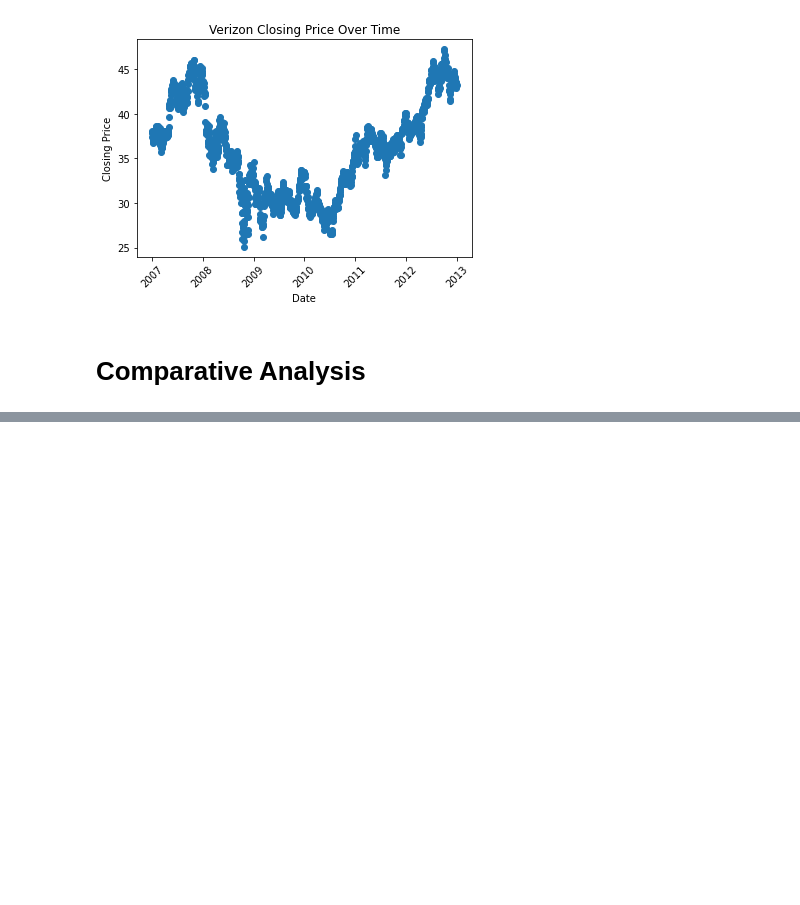
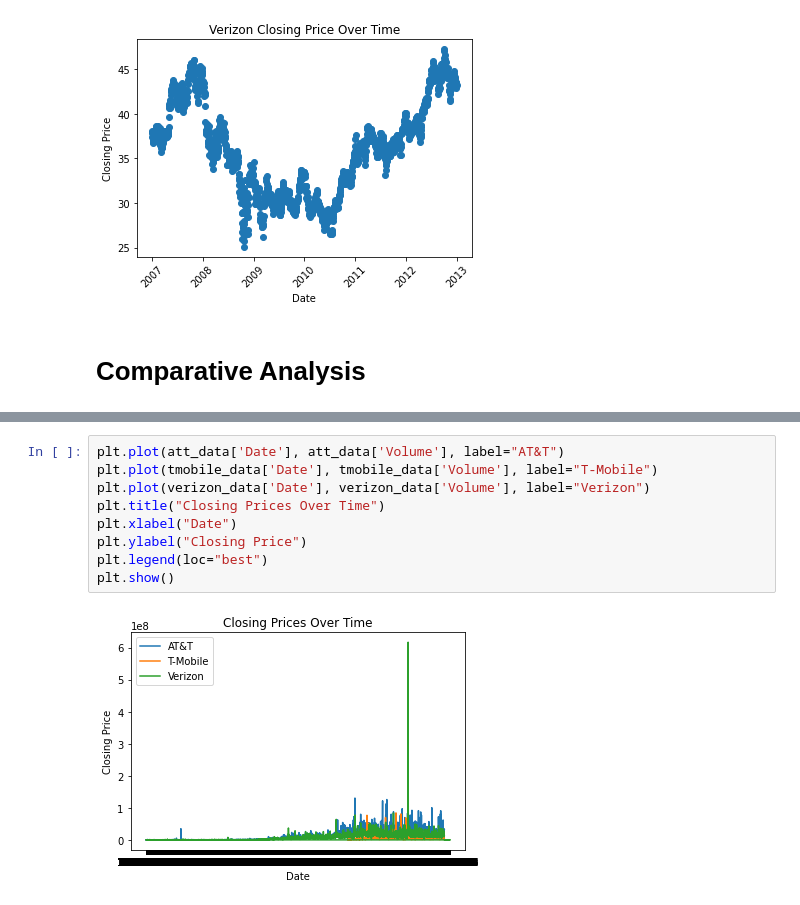
Before and after one commit to mssubaiti/Project1_Group1, a Jupyter notebook: nasdaq.ipynb, the cells around one changed output, grey strips where cells are left out. Cells and saved outputs as stored; diff of their text form; blank space fills up the shorter version.

```diff
--- a/nasdaq.ipynb
+++ b/nasdaq.ipynb
@@ -235,0 +239,11 @@ plt.show()
+# %%
+plt.plot(att_data['Date'], att_data['Volume'], label="AT&T")
+plt.plot(tmobile_data['Date'], tmobile_data['Volume'], label="T-Mobile")
+plt.plot(verizon_data['Date'], verizon_data['Volume'], label="Verizon")
+plt.title("Closing Prices Over Time")
+plt.xlabel("Date")
+plt.ylabel("Closing Price")
+plt.legend(loc="best")
+plt.show()
+# %% [output]
+[figure, added]
```
Also changed, not shown: parts of 1 cell of this notebook.
